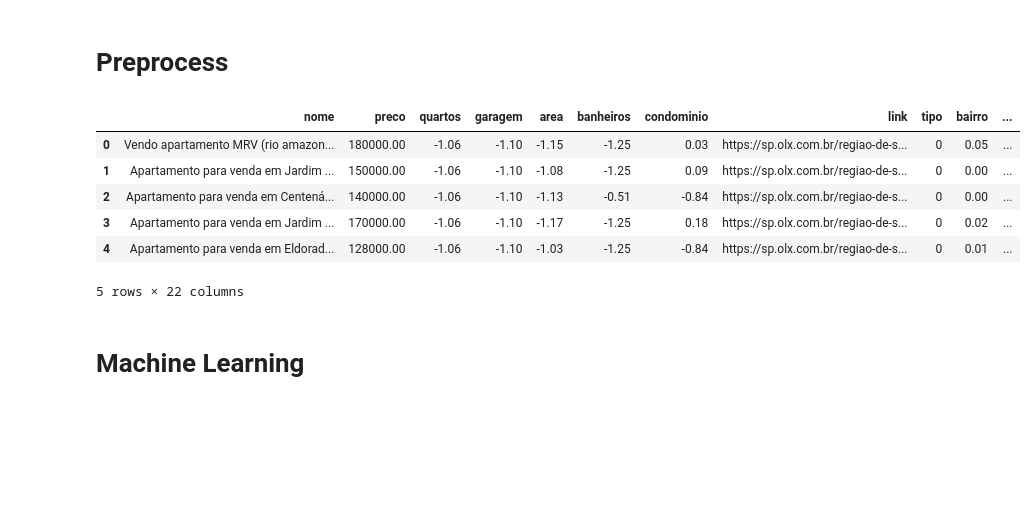
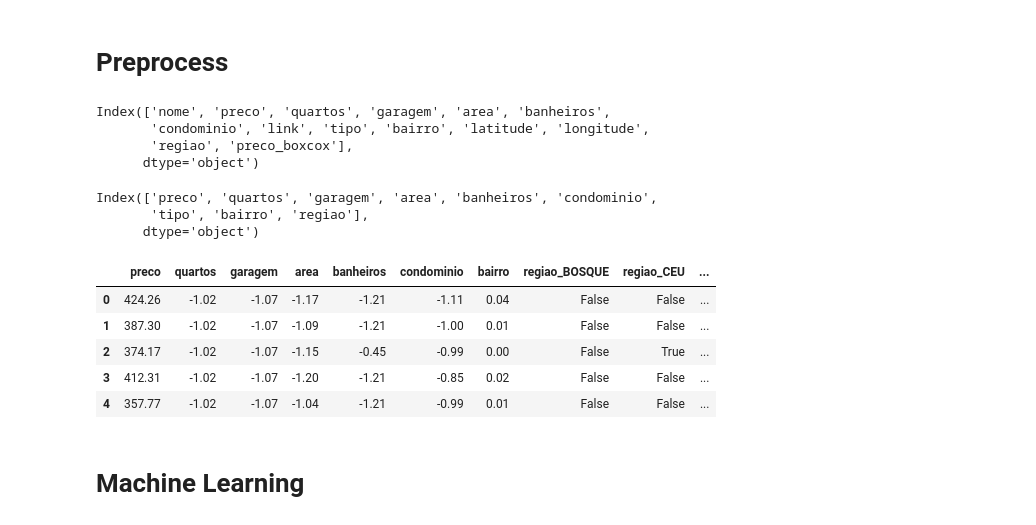
Before and after one commit to EDJR94/rp_housing, a Jupyter notebook: notebooks/rp_housing_v2.ipynb, the cells around one changed output. Saved outputs shown, nothing was run; the diff lists cells and outputs as text; code cells hidden in the pictures; blank space fills up the shorter version.

```diff
--- a/notebooks/rp_housing_v2.ipynb
+++ b/notebooks/rp_housing_v2.ipynb
@@ -133,0 +259,12 @@ data_cleaned.shape
+# %%
+# Calculando o IQR para a coluna 'area'
+Q1 = df['condominio'].quantile(0.25)
+Q3 = df['condominio'].quantile(0.75)
+IQR = Q3 - Q1
+
+# Definindo os limites para outliers
+lower_bound = Q1 - 1.0 * IQR
+upper_bound = Q3 + 1.0 * IQR
+
+# Filtrando os dados para remover outliers
+df_condoiqr = df_areaiqr[(df_areaiqr['condominio'] >= lower_bound) & (df_areaiqr['condominio'] <= upper_bound)]
@@ -133,0 +292,2 @@ data_cleaned.shape
+# %%
+df_cleaned = df_condoiqr.copy()
@@ -134,36 +328,50 @@ data_cleaned.shape
 # %% [markdown]
 # Preprocess
+# %%
+df_cleaned.columns
+# %% [output]
+Index(['nome', 'preco', 'quartos', 'garagem', 'area', 'banheiros',
+       'condominio', 'link', 'tipo', 'bairro', 'latitude', 'longitude',
+       'regiao', 'preco_boxcox'],
+      dtype='object')
+# %%
+df_process = df_cleaned.drop(['latitude','longitude', 'link','nome'], axis=1).copy()
+# %%
+df_process.columns
+# %% [output]
+Index(['preco', 'quartos', 'garagem', 'area', 'banheiros', 'condominio',
+       'tipo', 'bairro', 'regiao'],
+      dtype='object')
 # %%
 # Definindo as colunas que serão escalonadas
-cols_to_scale = ['quartos', 'garagem', 'area', 'banheiros', 'condominio', 'latitude', 'longitude']
+cols_to_scale = ['quartos', 'garagem', 'area', 'banheiros', 'condominio']
 
 # Inicializando o escalonador
 scaler = StandardScaler()
 
 # Escalonando as colunas
-data_cleaned[cols_to_scale] = scaler.fit_transform(data_cleaned[cols_to_scale])
+df_process[cols_to_scale] = scaler.fit_transform(df_process[cols_to_scale])
 
-# Verificando as primeiras linhas do dataset após o escalonamento
-data_cleaned[cols_to_scale].head()
+# Verificando as primeiras linhas do df_cleanedset após o escalonamento
+df_process[cols_to_scale].head()
 
 # Codificando a variável 'regiao' usando one-hot encoding
-data_cleaned = pd.get_dummies(data_cleaned, columns=['regiao'])
+df_process = pd.get_dummies(df_process, columns=['regiao'])
+df_process = pd.get_dummies(df_process, columns=['tipo'])
+
 
 # Criando uma codificação de frequência para a coluna 'bairro'
-bairro_freq = data_cleaned['bairro'].value_counts(normalize=True)
-data_cleaned['bairro'] = data_cleaned['bairro'].map(bairro_freq)
-
-data_cleaned['tipo'] = data_cleaned['tipo'].apply(lambda x: 1 if  x == 'casa' else 0)
+bairro_freq = df_process['bairro'].value_counts(normalize=True)
+df_process['bairro'] = df_process['bairro'].map(bairro_freq)
 # %%
-data_cleaned.head()
+df_process.head()
 # %% [output]
-|  | nome | preco | quartos | garagem | area | banheiros | condominio | link | tipo | bairro | ... |
-| 0 | Vendo apartamento MRV (rio amazon... | 180000.00 | -1.06 | -1.10 | -1.15 | -1.25 | 0.03 | https://sp.olx.com.br/regiao-de-s... | 0 | 0.05 | ... |
-| 1 | Apartamento para venda em Jardim ... | 150000.00 | -1.06 | -1.10 | -1.08 | -1.25 | 0.09 | https://sp.olx.com.br/regiao-de-s... | 0 | 0.00 | ... |
-| 2 | Apartamento para venda em Centená... | 140000.00 | -1.06 | -1.10 | -1.13 | -0.51 | -0.84 | https://sp.olx.com.br/regiao-de-s... | 0 | 0.00 | ... |
-| 3 | Apartamento para venda em Jardim ... | 170000.00 | -1.06 | -1.10 | -1.17 | -1.25 | 0.18 | https://sp.olx.com.br/regiao-de-s... | 0 | 0.02 | ... |
-| 4 | Apartamento para venda em Eldorad... | 128000.00 | -1.06 | -1.10 | -1.03 | -1.25 | -0.84 | https://sp.olx.com.br/regiao-de-s... | 0 | 0.01 | ... |
+|  | preco | quartos | garagem | area | banheiros | condominio | bairro | regiao_BOSQUE | regiao_CEU | ... |
+| 0 | 424.26 | -1.02 | -1.07 | -1.17 | -1.21 | -1.11 | 0.04 | False | False | ... |
+| 1 | 387.30 | -1.02 | -1.07 | -1.09 | -1.21 | -1.00 | 0.01 | False | False | ... |
+| 2 | 374.17 | -1.02 | -1.07 | -1.15 | -0.45 | -0.99 | 0.00 | False | True | ... |
+| 3 | 412.31 | -1.02 | -1.07 | -1.20 | -1.21 | -0.85 | 0.02 | False | False | ... |
+| 4 | 357.77 | -1.02 | -1.07 | -1.04 | -1.21 | -0.99 | 0.01 | False | False | ... |
-5 rows × 22 columns
 # %% [markdown]
 # Machine Learning
 # %%
```
Also changed, not shown: parts of 58 cells of this notebook, 5 other files.
